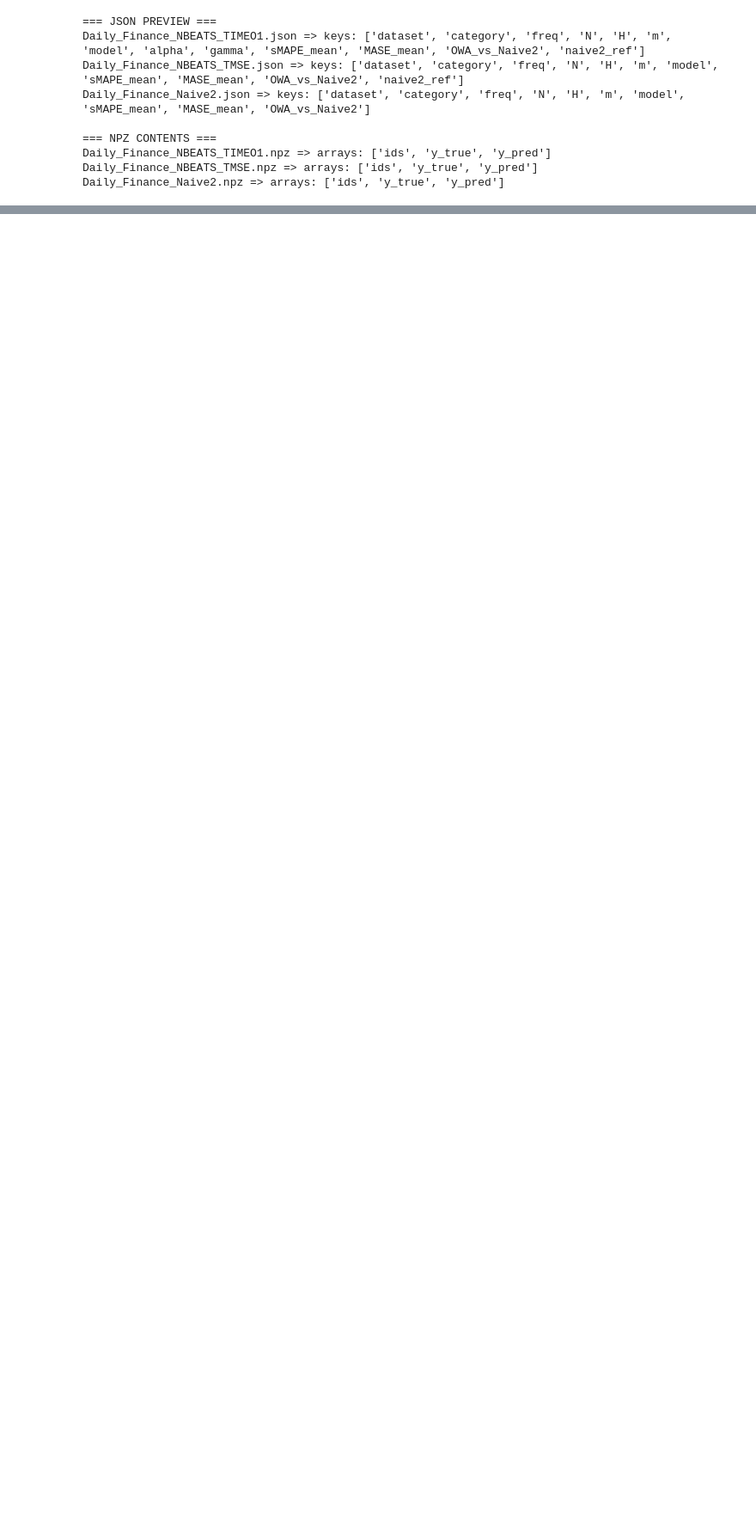
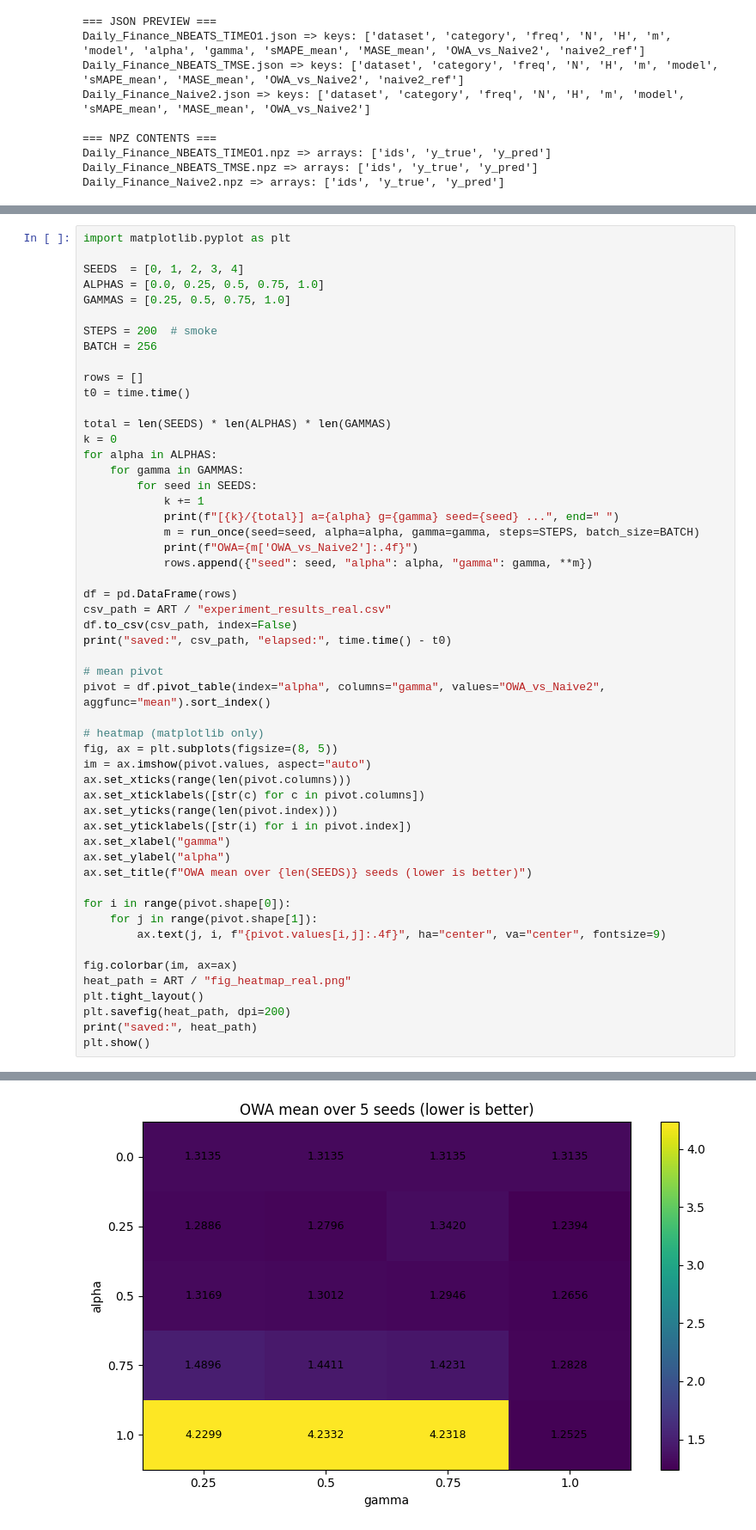
Before and after one commit to M4XJUNG/AIF-Financial-Time-Series, a Jupyter notebook: M4_N_BEATS_Time_o1.ipynb, the cells around one changed output, grey strips where cells are left out. Shown at 86% size. Cells and saved outputs as stored; diff of their text form; blank space fills up the shorter version.

```diff
--- a/M4_N_BEATS_Time_o1.ipynb
+++ b/M4_N_BEATS_Time_o1.ipynb
@@ -1227,0 +1501,54 @@ Daily_Finance_Naive2.npz => arrays: ['ids', 'y_true', 'y_pred']
+# %%
+import matplotlib.pyplot as plt
+
+SEEDS  = [0, 1, 2, 3, 4]
+ALPHAS = [0.0, 0.25, 0.5, 0.75, 1.0]
+GAMMAS = [0.25, 0.5, 0.75, 1.0]
+
+STEPS = 200  # smoke
+BATCH = 256
+
+rows = []
+t0 = time.time()
+
+total = len(SEEDS) * len(ALPHAS) * len(GAMMAS)
+k = 0
+for alpha in ALPHAS:
+    for gamma in GAMMAS:
+        for seed in SEEDS:
+            k += 1
+            print(f"[{k}/{total}] a={alpha} g={gamma} seed={seed} ...", end=" ")
+            m = run_once(seed=seed, alpha=alpha, gamma=gamma, steps=STEPS, batch_size=BATCH)
+            print(f"OWA={m['OWA_vs_Naive2']:.4f}")
+            rows.append({"seed": seed, "alpha": alpha, "gamma": gamma, **m})
+
+df = pd.DataFrame(rows)
+csv_path = ART / "experiment_results_real.csv"
+df.to_csv(csv_path, index=False)
+print("saved:", csv_path, "elapsed:", time.time() - t0)
+
+# mean pivot
+pivot = df.pivot_table(index="alpha", columns="gamma", values="OWA_vs_Naive2", aggfunc="mean").sort_index()
+
+# heatmap (matplotlib only)
+fig, ax = plt.subplots(figsize=(8, 5))
+im = ax.imshow(pivot.values, aspect="auto")
+ax.set_xticks(range(len(pivot.columns)))
+ax.set_xticklabels([str(c) for c in pivot.columns])
+ax.set_yticks(range(len(pivot.index)))
+ax.set_yticklabels([str(i) for i in pivot.index])
+ax.set_xlabel("gamma")
+ax.set_ylabel("alpha")
+ax.set_title(f"OWA mean over {len(SEEDS)} seeds (lower is better)")
+
+for i in range(pivot.shape[0]):
+    for j in range(pivot.shape[1]):
+        ax.text(j, i, f"{pivot.values[i,j]:.4f}", ha="center", va="center", fontsize=9)
+
+fig.colorbar(im, ax=ax)
+heat_path = ART / "fig_heatmap_real.png"
+plt.tight_layout()
+plt.savefig(heat_path, dpi=200)
+print("saved:", heat_path)
+plt.show()
+# %% [output]
@@ -1227,0 +1572 @@ Daily_Finance_Naive2.npz => arrays: ['ids', 'y_true', 'y_pred']
+[figure, added]
```
Also changed, not shown: parts of 13 cells of this notebook.
